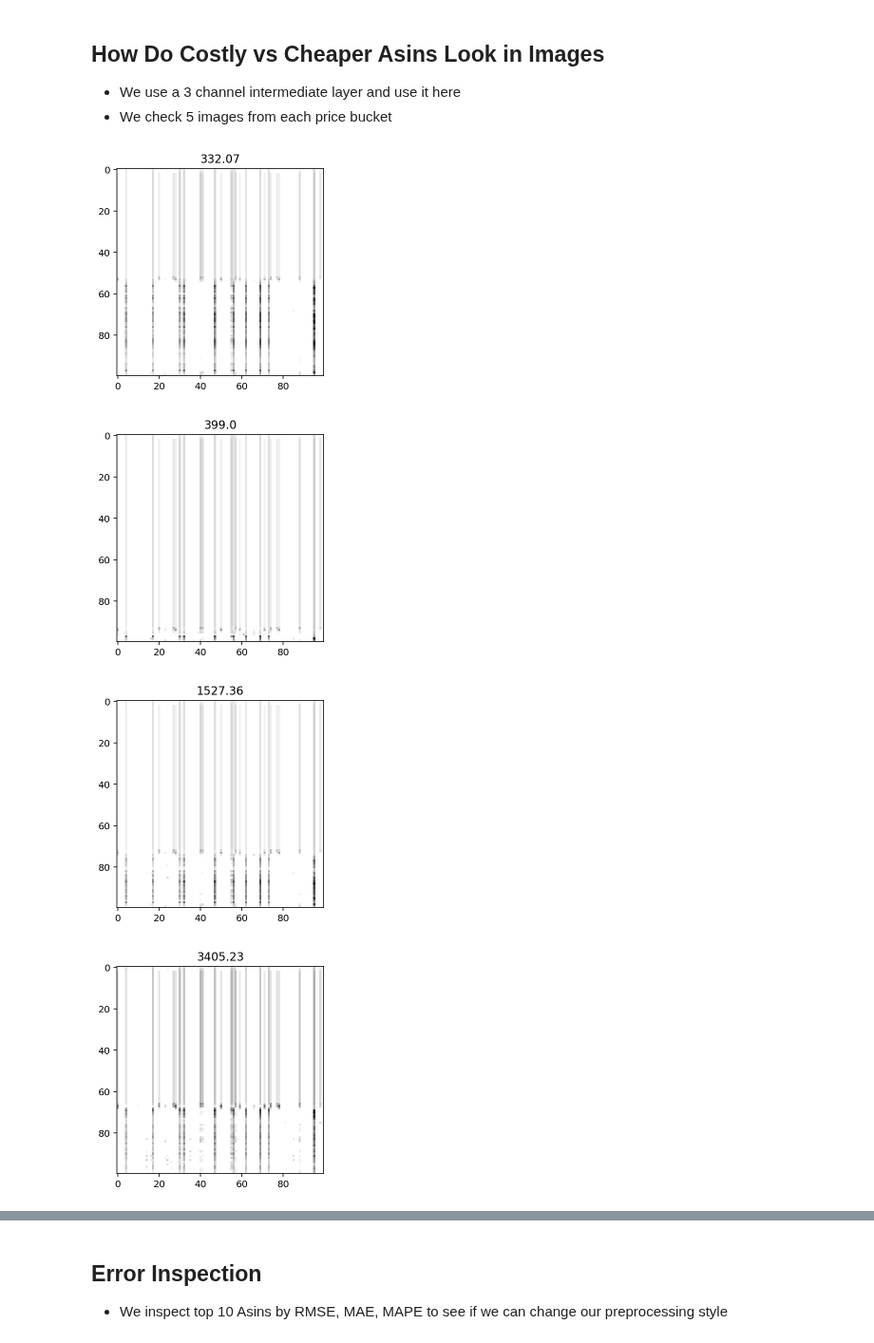
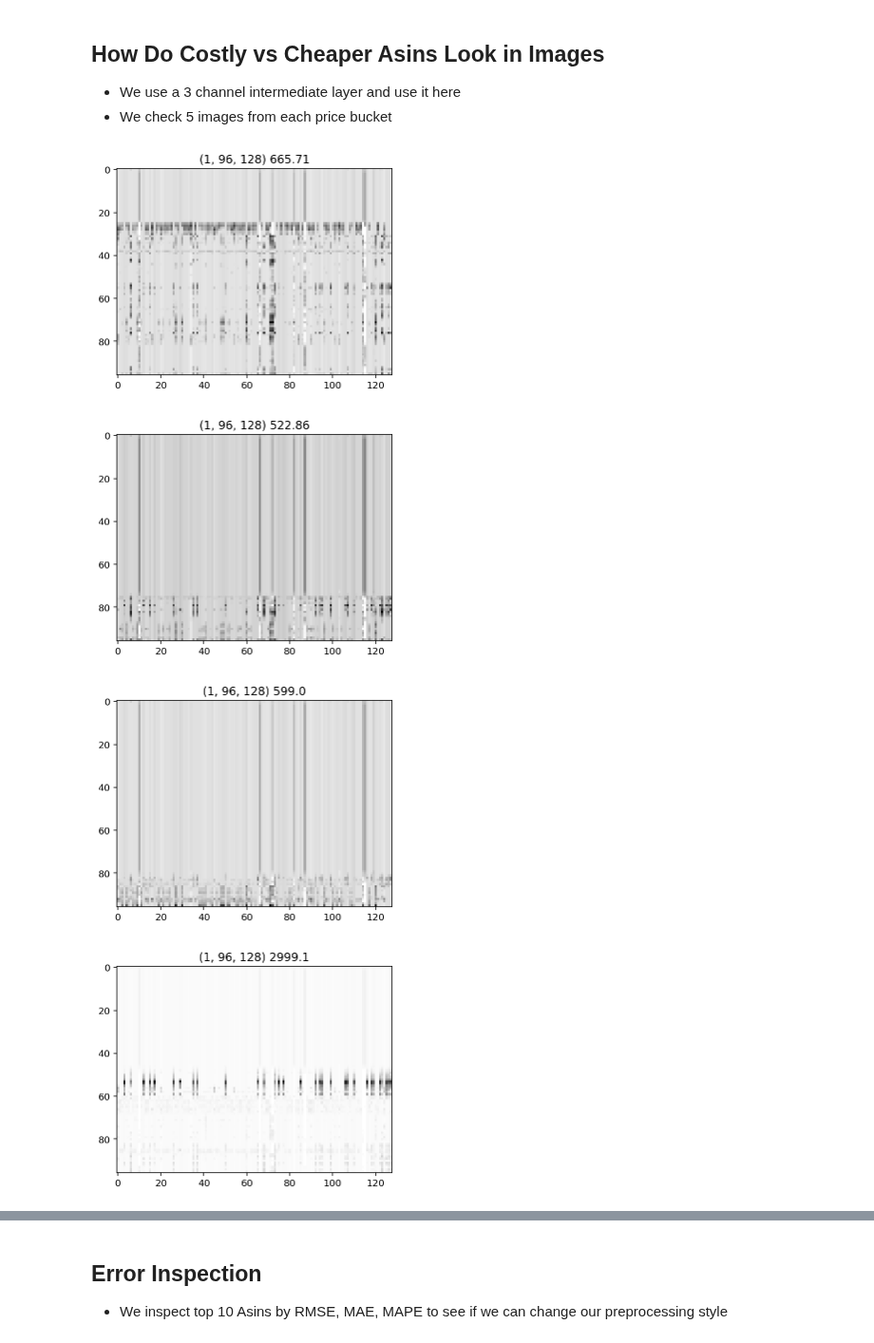
Before and after one commit to faizanahemad/ML_hackathon_2019, a Jupyter notebook: Price-Prediction-Main.ipynb, the cells around one changed output, grey strips where cells are left out. Shown at 95% size. Cells and saved outputs as stored; diff of their text form; code cells hidden in the pictures.

Commit message:
Added Improved Model

```diff
--- a/Price-Prediction-Main.ipynb
+++ b/Price-Prediction-Main.ipynb
@@ -140,3 +156,16 @@ df_test = pd.read_csv("price_prediction/test.csv")
 # %%
+df_train = pd.read_csv("price_prediction/train.csv")
+df_test = pd.read_csv("price_prediction/test.csv")
+
 df_train['text_encoded'] = Parallel(n_jobs=16, backend="loky")(delayed(ast.literal_eval)(x) for x in tqdm(df_train['text_encoded']))
 df_test['text_encoded'] = Parallel(n_jobs=16, backend="loky")(delayed(ast.literal_eval)(x) for x in tqdm(df_test['text_encoded']))
+
+df_train['text'] = Parallel(n_jobs=16, backend="loky")(delayed(ast.literal_eval)(x) for x in tqdm(df_train['text']))
+df_test['text'] = Parallel(n_jobs=16, backend="loky")(delayed(ast.literal_eval)(x) for x in tqdm(df_test['text']))
+
+
+with open("gl_le.save", "rb") as fobj:
+    gl_le = dill.load(fobj)
+
+with open("le.save", "rb") as fobj:
+    le = dill.load(fobj)
@@ -145,0 +172,6 @@ df_test['text_encoded'] = Parallel(n_jobs=16, backend="loky")(delayed(ast.litera
+# %%
+glove = api.load("glove-twitter-50")
+ptr_glove = PreTrainedEmbeddingsTransformer(glove,size=50)
+
+df_test['glove_encoded'] = ptr_glove.transform(df_test['text'].values)
+df_train['glove_encoded'] = ptr_glove.transform(df_train['text'].values)
@@ -300,6 +342,12 @@ Finally after embedding we get : Each word as a list of 50 numbers, Text as list
 Single row shape is `(1,50,#Words)`
 
 Full Data shape is `(#Num examples, 50, #Word_Per_Row)`
+# %%
+def mape_error(y_true, y_pred):
+    diff = K.abs((y_true - y_pred) / K.clip(K.abs(y_true),
+                                            K.epsilon(),
+                                            None))
+    return 100. * K.mean(diff)
 # %% [markdown]
 ## Winning Model: Using Words and Embedding Layer
 # %%
@@ -413,13 +478,13 @@ MSE = 14795674.3211, MAPE = 91.0456
 # %%
 from keras.models import load_model
 model.save('model.h5')
-model = load_model('model.h5')
+model = load_model('model.h5',custom_objects={'mape_error': mape_error})
 
 visualizer.save('visualizer.h5')
-visualizer = load_model('visualizer.h5')
+visualizer = load_model('visualizer.h5',custom_objects={'mape_error': mape_error})
 
 embedder.save('embedder.h5')
-embedder = load_model('embedder.h5')
+embedder = load_model('embedder.h5',custom_objects={'mape_error': mape_error})
 # %% [markdown]
 ## Other Models
 
@@ -459,13 +568,14 @@ SVG(m2d.create(prog='dot', format='svg'))
 # %%
 for i in range(10):
     idx = np.random.randint(0,len(x_test))
-    vl = visualizer.predict([x_test[idx:idx+1]])
+    vl = visualizer.predict([x_test[idx:idx+1],x_test_pt[idx:idx+1]])
+#     vl = vl.reshape((vl.shape[1],vl.shape[2],1))
     _ = plt.figure();
-    _ = plt.title(y_test[idx:idx+1][0]);
+    _ = plt.title(str(vl.shape)+" "+str(y_test[idx:idx+1][0]));
     _ = plt.imshow(vl[0],cmap="gray_r");
     _ = plt.show();
 # %% [output]
-[figure, old version]
+[figure, new version]
-[figure, old version]
+[figure, new version]
-[figure, old version]
+[figure, new version]
-[figure, old version]
+[figure, new version]
```
Also changed, not shown: parts of 26 cells of this notebook, 2 other files.
